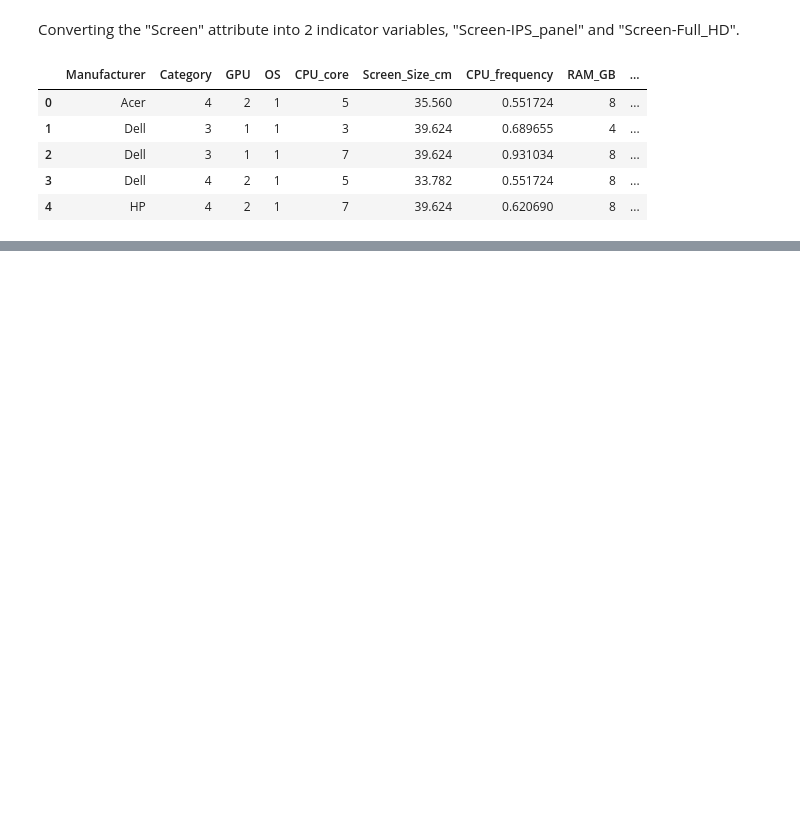
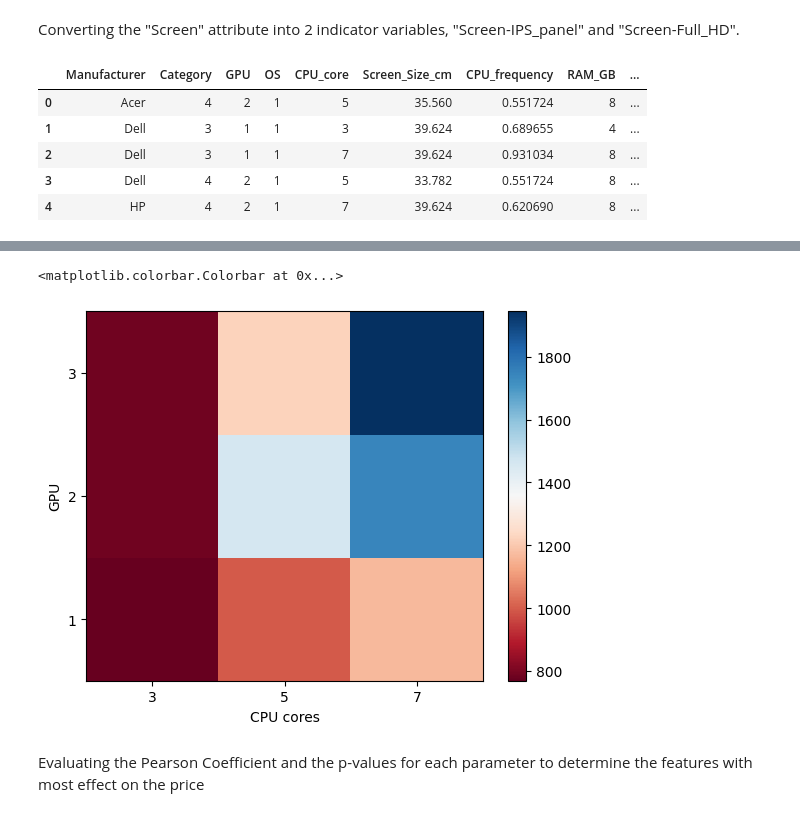
Before and after one commit to mjt-izadi/laptop-price, a Jupyter notebook: laptops_pricing.ipynb, the cells around one changed output, grey strips where cells are left out. Saved outputs shown, nothing was run; the diff lists cells and outputs as text; code cells hidden in the pictures; blank space fills up the shorter version.

```diff
--- a/laptops_pricing.ipynb
+++ b/laptops_pricing.ipynb
@@ -467,0 +195,3 @@ Copyright © 2023 IBM Corporation. All rights reserved.
+# %%
+df_grouped = df[["GPU", "CPU_core", "Price"]].groupby(["GPU", "CPU_core"], as_index=False).mean()
+df_grouped
@@ -467,0 +209,3 @@ Copyright © 2023 IBM Corporation. All rights reserved.
+# %%
+grouped_pivot = df_grouped.pivot(index='GPU', columns='CPU_core')
+grouped_pivot
@@ -467,0 +219,19 @@ Copyright © 2023 IBM Corporation. All rights reserved.
+# %%
+fig, ax = plt.subplots()
+im = ax.pcolor(grouped_pivot, cmap='RdBu')
+
+row_labels = grouped_pivot.columns.levels[1]
+col_labels = grouped_pivot.index
+ax.set_xticks(np.arange(grouped_pivot.shape[1]) + 0.5, minor=False)
+ax.set_yticks(np.arange(grouped_pivot.shape[0]) + 0.5, minor=False)
+ax.set_xticklabels(row_labels, minor=False)
+ax.set_yticklabels(col_labels, minor=False)
+ax.set_xlabel("CPU cores")
+ax.set_ylabel("GPU")
+
+fig.colorbar(im)
+# %% [output]
+<matplotlib.colorbar.Colorbar at 0x...>
+[figure, added]
+# %% [markdown]
+Evaluating the Pearson Coefficient and the p-values for each parameter to determine the features with most effect on the price
```
Also changed, not shown: parts of 80 cells of this notebook.
